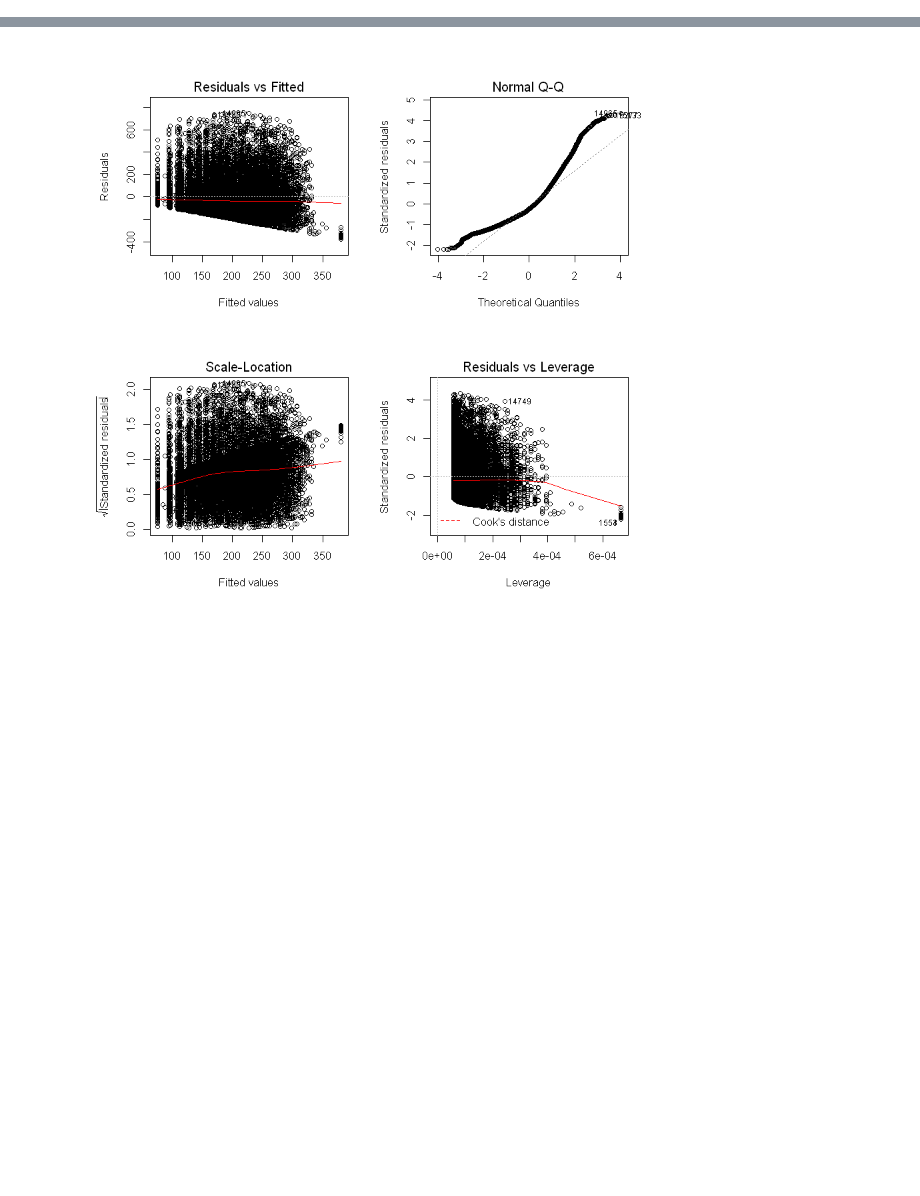
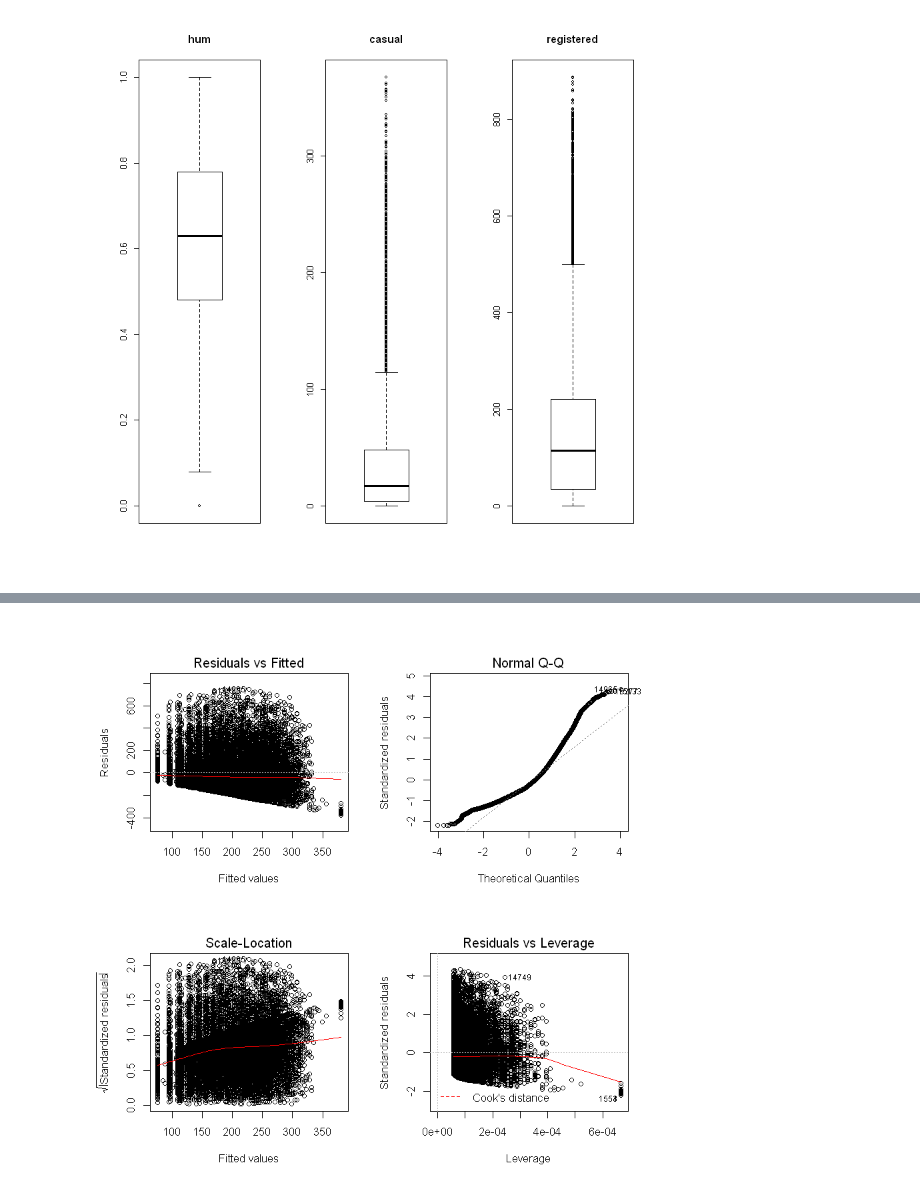
Before and after one commit to durden2/regression_models_pk, a Jupyter notebook: Projekt.ipynb, the cells around one changed output, grey strips where cells are left out. Cells and saved outputs as stored; diff of their text form; code cells hidden in the pictures; blank space fills up the shorter version.

```diff
--- a/Projekt.ipynb
+++ b/Projekt.ipynb
@@ -22,0 +36,10 @@ model <- lm(dataLab$cnt~dataLab$hum)
+# %%
+par(mfrow=c(1, 3))
+
+boxplot(dataLab$hum, main="hum")
+boxplot(dataLab$casual, main="casual")
+boxplot(dataLab$registered, main="registered")
+
+#boxplot.stats(dataLab$casual)$out - uncomment to print all outliers
+# %% [output]
+[figure, added]
```
Also changed, not shown: parts of 7 cells of this notebook, 1 other file.
